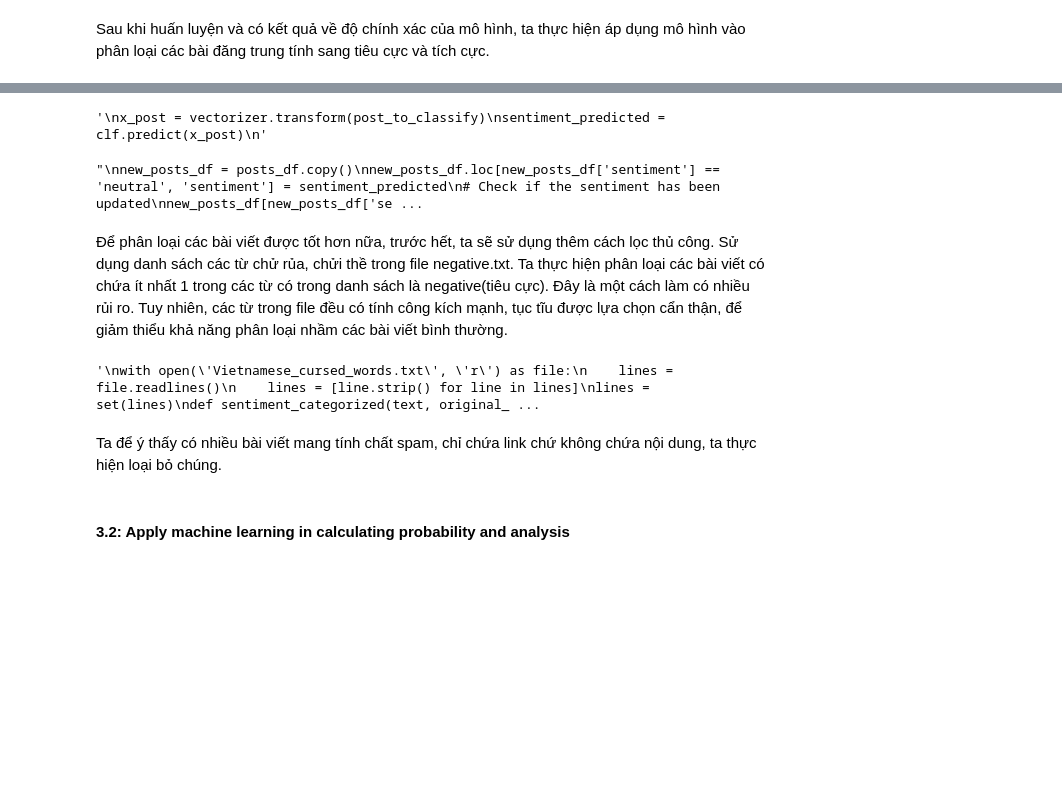
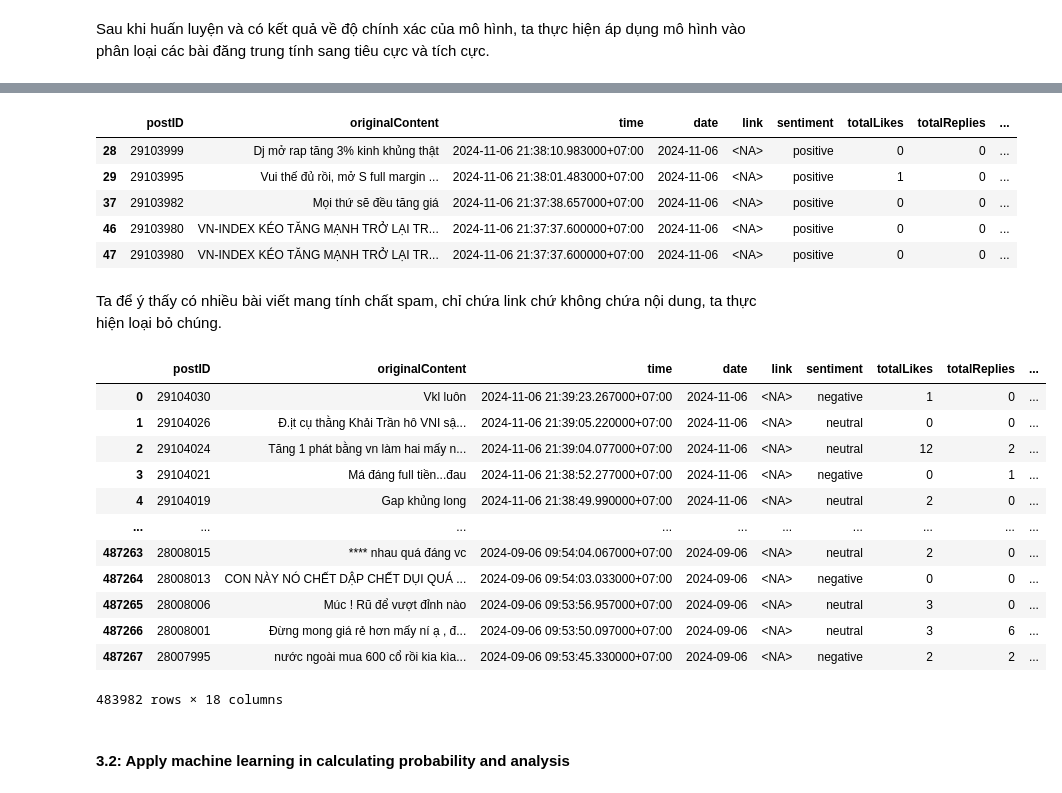
Before and after one commit to Legend0fHell/ait2006-data-processing-final, a Jupyter notebook: basic_analyze.ipynb, the cells around one changed output, grey strips where cells are left out. Saved outputs shown, nothing was run; the diff lists cells and outputs as text; code cells hidden in the pictures; blank space fills up the shorter version.

```diff
--- a/basic_analyze.ipynb
+++ b/basic_analyze.ipynb
@@ -1905,52 +1927,38 @@ post_to_classify
 # %%
-"""
+
 x_post = vectorizer.transform(post_to_classify)
 sentiment_predicted = clf.predict(x_post)
-"""
-# %% [output]
-'\nx_post = vectorizer.transform(post_to_classify)\nsentiment_predicted = clf.predict(x_post)\n'
 # %%
-"""
+
 new_posts_df = posts_df.copy()
 new_posts_df.loc[new_posts_df['sentiment'] == 'neutral', 'sentiment'] = sentiment_predicted
 # Check if the sentiment has been updated
 new_posts_df[new_posts_df['sentiment'] == 'positive'].head()
-"""
 # %% [output]
-"\nnew_posts_df = posts_df.copy()\nnew_posts_df.loc[new_posts_df['sentiment'] == 'neutral', 'sentiment'] = sentiment_predicted\n# Check if the sentiment has been updated\nnew_posts_df[new_posts_df['se ...
+|  | postID | originalContent | time | date | link | sentiment | totalLikes | totalReplies | ... |
+| 28 | 29103999 | Dj mở rap tăng 3% kinh khủng thật | 2024-11-06 21:38:10.983000+07:00 | 2024-11-06 | <NA> | positive | 0 | 0 | ... |
+| 29 | 29103995 | Vui thế đủ rồi, mở S full margin ... | 2024-11-06 21:38:01.483000+07:00 | 2024-11-06 | <NA> | positive | 1 | 0 | ... |
+| 37 | 29103982 | Mọi thứ sẽ đều tăng giá | 2024-11-06 21:37:38.657000+07:00 | 2024-11-06 | <NA> | positive | 0 | 0 | ... |
+| 46 | 29103980 | VN-INDEX KÉO TĂNG MẠNH TRỞ LẠI TR... | 2024-11-06 21:37:37.600000+07:00 | 2024-11-06 | <NA> | positive | 0 | 0 | ... |
+| 47 | 29103980 | VN-INDEX KÉO TĂNG MẠNH TRỞ LẠI TR... | 2024-11-06 21:37:37.600000+07:00 | 2024-11-06 | <NA> | positive | 0 | 0 | ... |
-# %% [markdown]
-Để phân loại các bài viết được tốt hơn nữa, trước hết, ta sẽ sử dụng thêm cách lọc thủ công. Sử dụng danh sách các từ chử rủa, chửi thề trong file negative.txt.
-Ta thực hiện phân loại các bài viết có chứa ít nhất 1 trong các từ có trong danh sách là negative(tiêu cực). Đây là một cách làm có nhiều rủi ro. Tuy nhiên, các từ trong file đều có tính công kích mạnh, tục tĩu được lựa chọn cẩn thận, để giảm thiểu khả năng phân loại nhầm các bài viết bình thường.
-# %%
-"""
-with open('Vietnamese_cursed_words.txt', 'r') as file:
-    lines = file.readlines()
-    lines = [line.strip() for line in lines]
-lines = set(lines)
-def sentiment_categorized(text, original_sentiment):
-    # Remove dots between words and convert text to lowercase
-    cleaned_text = re.sub(r"(?<=\w)\.(?=\w)", "", text)
-    cleaned_text = cleaned_text.lower()
-
-    # Check if any negative words are present
-    if any(word in cleaned_text for word in lines):
-        return 'negative'
-
-    # Return the original sentiment if no match is found
-    return original_sentiment
-
-
-new_posts_df['sentiment'] = new_posts_df.apply(
-    lambda row: sentiment_categorized(row['originalContent'], row['sentiment']),
-    axis=1
-)
-"""
-# %% [output]
-'\nwith open(\'Vietnamese_cursed_words.txt\', \'r\') as file:\n    lines = file.readlines()\n    lines = [line.strip() for line in lines]\nlines = set(lines)\ndef sentiment_categorized(text, original_ ...
 # %% [markdown]
 Ta để ý thấy có nhiều bài viết mang tính chất spam, chỉ chứa link chứ không chứa nội dung, ta thực hiện loại bỏ chúng.
 # %%
-#new_posts_df[~new_posts_df['originalContent'].str.match(r'^\s*(http|https|www\.).*$', na=False)]
+new_posts_df[~new_posts_df['originalContent'].str.match(r'^\s*(http|https|www\.).*$', na=False)]
+# %% [output]
+|  | postID | originalContent | time | date | link | sentiment | totalLikes | totalReplies | ... |
+| 0 | 29104030 | Vkl luôn | 2024-11-06 21:39:23.267000+07:00 | 2024-11-06 | <NA> | negative | 1 | 0 | ... |
+| 1 | 29104026 | Đ.ịt cụ thằng Khải Trần hô VNI sậ... | 2024-11-06 21:39:05.220000+07:00 | 2024-11-06 | <NA> | neutral | 0 | 0 | ... |
+| 2 | 29104024 | Tăng 1 phát bằng vn làm hai mấy n... | 2024-11-06 21:39:04.077000+07:00 | 2024-11-06 | <NA> | neutral | 12 | 2 | ... |
+| 3 | 29104021 | Má đáng full tiền...đau | 2024-11-06 21:38:52.277000+07:00 | 2024-11-06 | <NA> | negative | 0 | 1 | ... |
+| 4 | 29104019 | Gap khủng long | 2024-11-06 21:38:49.990000+07:00 | 2024-11-06 | <NA> | neutral | 2 | 0 | ... |
+| ... | ... | ... | ... | ... | ... | ... | ... | ... | ... |
+| 487263 | 28008015 | **** nhau quá đáng vc | 2024-09-06 09:54:04.067000+07:00 | 2024-09-06 | <NA> | neutral | 2 | 0 | ... |
+| 487264 | 28008013 | CON NÀY NÓ CHẾT DẬP CHẾT DỤI QUÁ ... | 2024-09-06 09:54:03.033000+07:00 | 2024-09-06 | <NA> | negative | 0 | 0 | ... |
+| 487265 | 28008006 | Múc ! Rũ để vượt đỉnh nào | 2024-09-06 09:53:56.957000+07:00 | 2024-09-06 | <NA> | neutral | 3 | 0 | ... |
+| 487266 | 28008001 | Đừng mong giá rẻ hơn mấy ní ạ , đ... | 2024-09-06 09:53:50.097000+07:00 | 2024-09-06 | <NA> | neutral | 3 | 6 | ... |
+| 487267 | 28007995 | nước ngoài mua 600 cổ rồi kia kìa... | 2024-09-06 09:53:45.330000+07:00 | 2024-09-06 | <NA> | negative | 2 | 2 | ... |
+483982 rows × 18 columns
 # %% [markdown]
 #### 3.2: Apply machine learning in calculating probability and analysis
 # %% [markdown]
```
Also changed, not shown: parts of 27 cells of this notebook.
